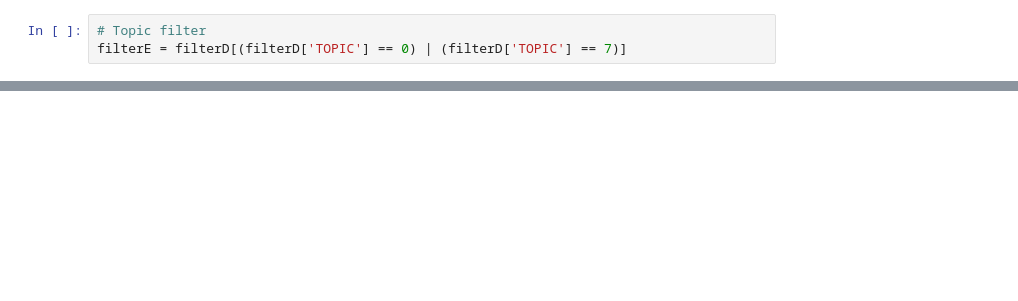
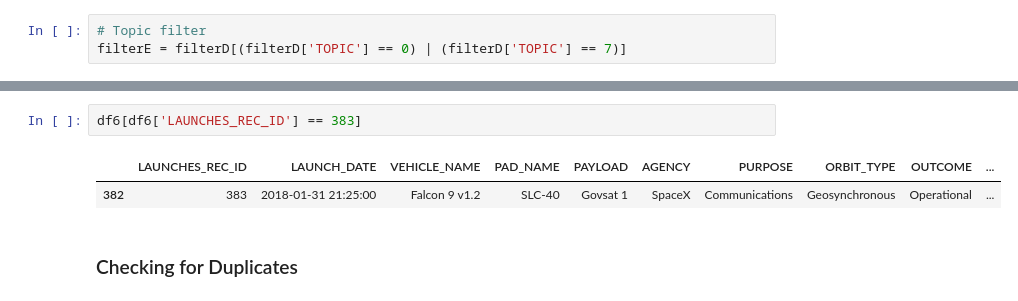
Before and after one commit to DAEN-Team-1/Final, a Jupyter notebook: DateFiltering.ipynb, the cells around one changed output, grey strips where cells are left out. Cells and saved outputs as stored; diff of their text form; blank space fills up the shorter version.

```diff
--- a/DateFiltering.ipynb
+++ b/DateFiltering.ipynb
@@ -162,0 +420,7 @@ df2[df2['LAUNCHES_REC_ID'] == 364]
+# %%
+df6[df6['LAUNCHES_REC_ID'] == 383]
+# %% [output]
+|  | LAUNCHES_REC_ID | LAUNCH_DATE | VEHICLE_NAME | PAD_NAME | PAYLOAD | AGENCY | PURPOSE | ORBIT_TYPE | OUTCOME | ... |
+| 382 | 383 | 2018-01-31 21:25:00 | Falcon 9 v1.2 | SLC-40 | Govsat 1 | SpaceX | Communications | Geosynchronous | Operational | ... |
+# %% [markdown]
+### Checking for Duplicates
```
Also changed, not shown: parts of 33 cells of this notebook.
